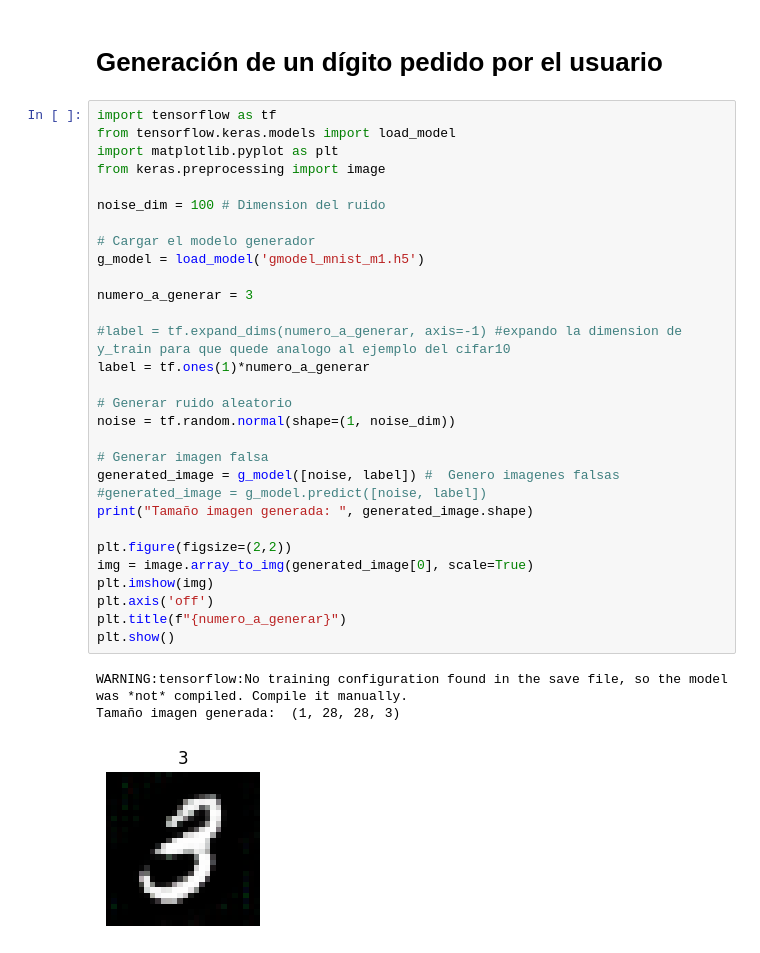
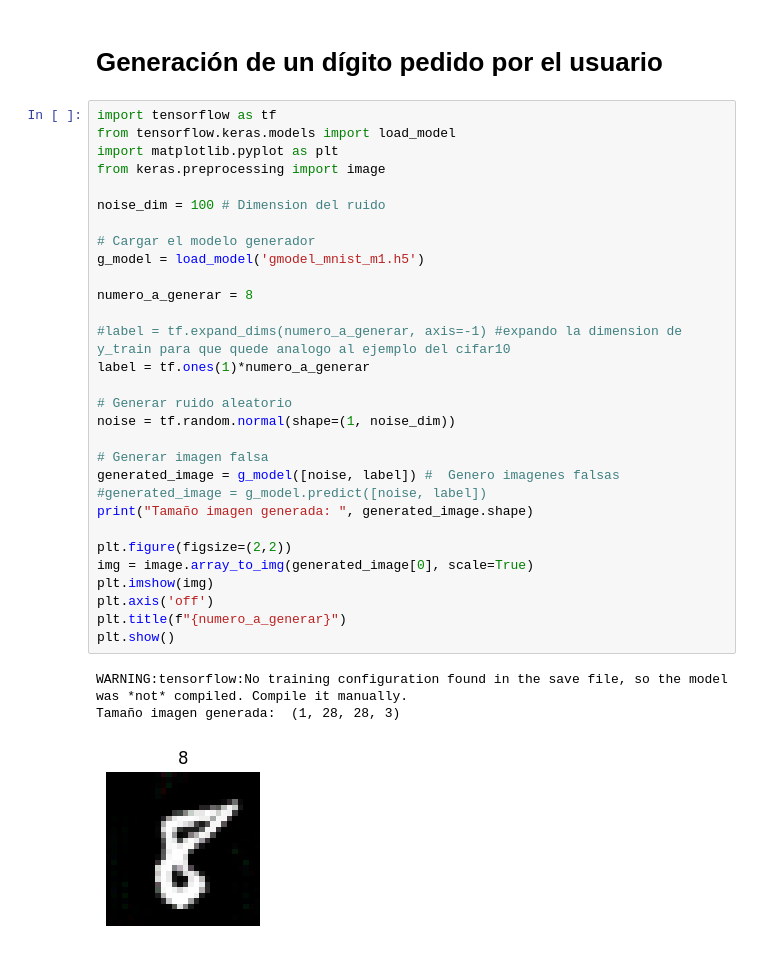
Before and after one commit to ignaciolembo7/ml_ib_final_project, a Jupyter notebook: resultados/modelo_1_mnist_v2/cgan_train_m1.ipynb, the cells around one changed output. Cells and saved outputs as stored; diff of their text form.

```diff
--- a/resultados/modelo_1_mnist_v2/cgan_train_m1.ipynb
+++ b/resultados/modelo_1_mnist_v2/cgan_train_m1.ipynb
@@ -657,32 +657,32 @@ import tensorflow as tf
 from tensorflow.keras.models import load_model
 import matplotlib.pyplot as plt
 from keras.preprocessing import image
 
 noise_dim = 100 # Dimension del ruido
 
 # Cargar el modelo generador
 g_model = load_model('gmodel_mnist_m1.h5')
 
-numero_a_generar = 3
+numero_a_generar = 8
 
 #label = tf.expand_dims(numero_a_generar, axis=-1) #expando la dimension de y_train para que quede analogo al ejemplo del cifar10
 label = tf.ones(1)*numero_a_generar
 
 # Generar ruido aleatorio
 noise = tf.random.normal(shape=(1, noise_dim))
 
 # Generar imagen falsa
 generated_image = g_model([noise, label]) #  Genero imagenes falsas
 #generated_image = g_model.predict([noise, label])
 print("Tamaño imagen generada: ", generated_image.shape)
 
 plt.figure(figsize=(2,2))
 img = image.array_to_img(generated_image[0], scale=True)
 plt.imshow(img)
 plt.axis('off')
 plt.title(f"{numero_a_generar}")
 plt.show()
 # %% [output]
 WARNING:tensorflow:No training configuration found in the save file, so the model was *not* compiled. Compile it manually.
 Tamaño imagen generada:  (1, 28, 28, 3)
-[figure, old version]
+[figure, new version]
```
Also changed, not shown: 3 other files.
